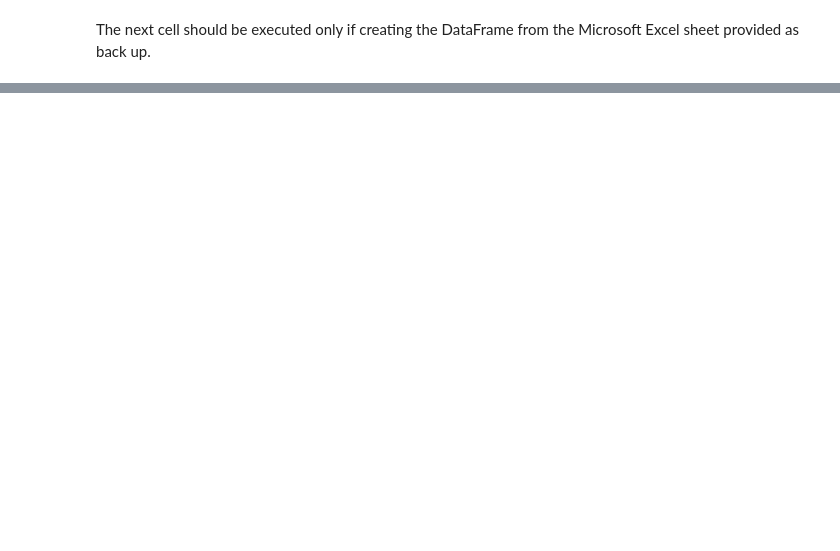
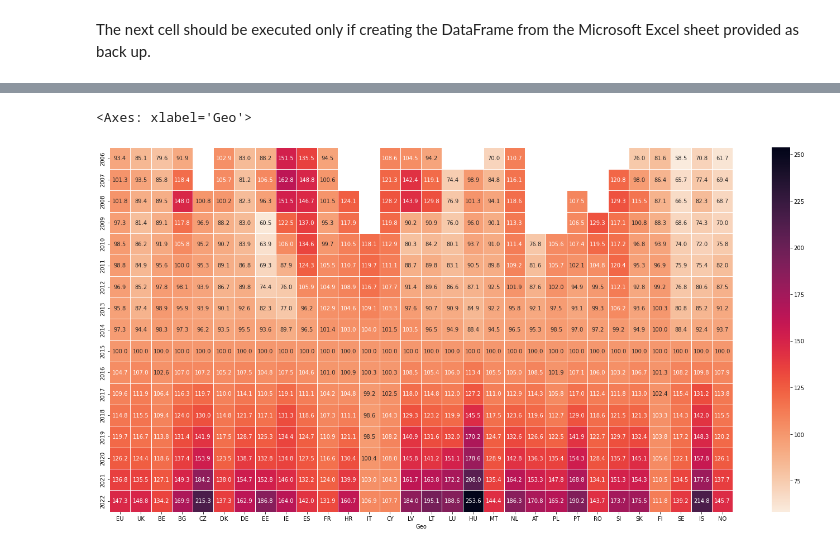
Before and after one commit to Thetechyteacher/housing-analysis, a Jupyter notebook: euukhouseindex.ipynb, the cells around one changed output, grey strips where cells are left out. Saved outputs shown, nothing was run; the diff lists cells and outputs as text; code cells hidden in the pictures; blank space fills up the shorter version.

```diff
--- a/euukhouseindex.ipynb
+++ b/euukhouseindex.ipynb
@@ -162,0 +244,9 @@ df_euhouseindex
+# %%
+# EU vs UK House Price Index overview
+
+plt.figure(figsize=(25,12))
+cmap = sns.cm.rocket_r
+sns.heatmap(df_euhouseindex, annot=True, fmt=".1f", linewidth=.5, cmap = cmap)
+# %% [output]
+<Axes: xlabel='Geo'>
+[figure, added]
```
Also changed, not shown: parts of 37 cells of this notebook, 9 other files.
